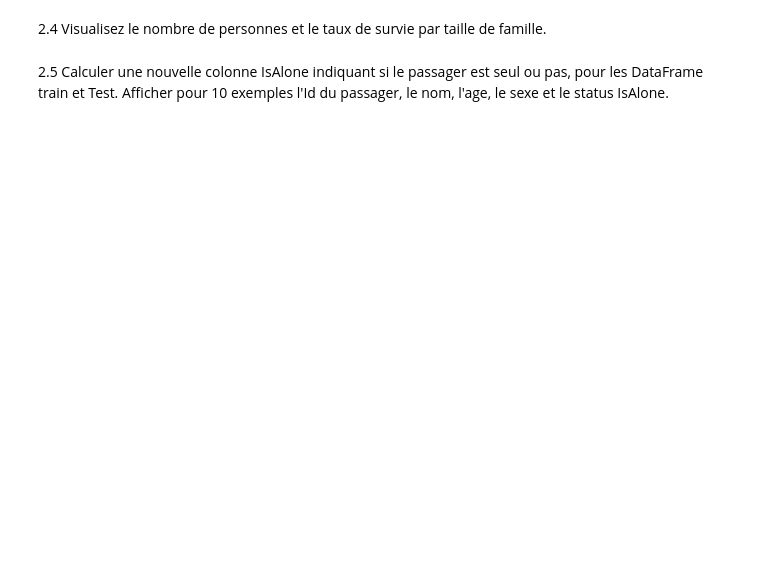
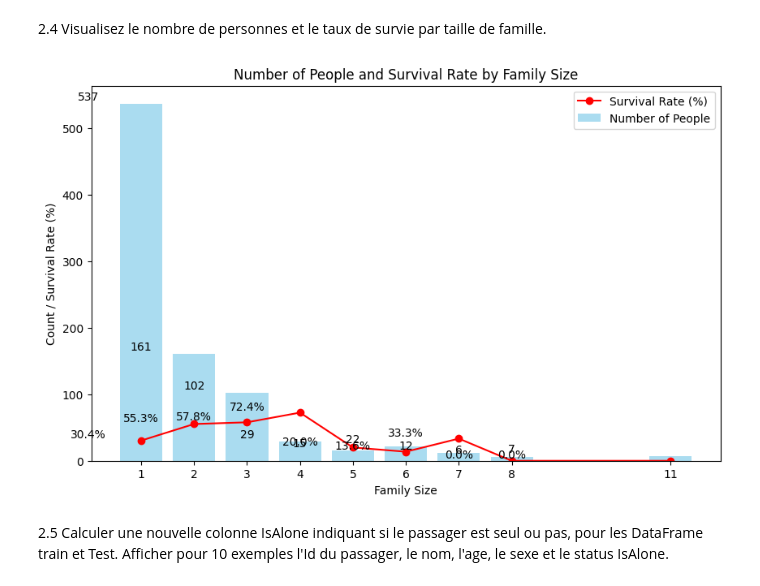
Before and after one commit to Giassinne/Bestioles, a Jupyter notebook: tp_collecte.ipynb, the cells around one changed output. Drawn from its saved outputs; the diff is of its cells as text; code cells hidden in the pictures; blank space fills up the shorter version.

```diff
--- a/tp_collecte.ipynb
+++ b/tp_collecte.ipynb
@@ -44,2 +141,6 @@ ModuleNotFoundError: No module named 'numpy'
 # %% [markdown]
 2.3 Calculer une nouvelle colonne FamilySize contenant la taille de la famille, pour les DataFrame train et Test. Afficher pour 10 exemples l'Id du passager, le nom, l'age, le sexe et la taille de la famille.
+# %%
+train['FamilySize'] = train['SibSp'] + train['Parch'] + 1
+test['FamilySize'] = test['SibSp'] + test['Parch'] + 1
+display(train[['PassengerId', 'Name', 'Age', 'Sex', 'FamilySize']].sample(10))
@@ -46,4 +159,33 @@ ModuleNotFoundError: No module named 'numpy'
 # %% [markdown]
 2.4 Visualisez le nombre de personnes et le taux de survie par taille de famille.
+# %%
+# prompt:  nombre de personnes et le taux de survie par taille de famille un seul grapgh
+
+import matplotlib.pyplot as plt
+family_size_stats = train.groupby('FamilySize')['Survived'].agg(['count', 'mean'])
+family_size_stats['mean'] *= 100
+
+plt.figure(figsize=(10, 6))
+plt.bar(family_size_stats.index, family_size_stats['count'], label='Number of People', color='skyblue')
+plt.plot(family_size_stats.index, family_size_stats['mean'], marker='o', color='red', label='Survival Rate (%)')
+plt.xlabel('Family Size')
+plt.ylabel('Count / Survival Rate (%)')
+plt.title('Number of People and Survival Rate by Family Size')
+plt.xticks(family_size_stats.index)
+plt.legend()
+plt.grid(axis='y', linestyle='--', alpha=0.7)
+
+
+# Add data labels for count
+for i, count in enumerate(family_size_stats['count']):
+    plt.text(i, count + 2, str(count), ha='center', va='bottom')
+
+# Add data labels for survival rate
+for i, rate in enumerate(family_size_stats['mean']):
+    plt.text(i, rate, f'{rate:.1f}%', ha='center', va='bottom', color='red')
+
+plt.show()
+# %% [output]
+[figure, added]
 # %% [markdown]
 2.5 Calculer une nouvelle colonne IsAlone indiquant si le passager est seul ou pas, pour les DataFrame train et Test. Afficher pour 10 exemples l'Id du passager, le nom, l'age, le sexe et le status IsAlone.
```
Also changed, not shown: parts of 20 cells of this notebook.
